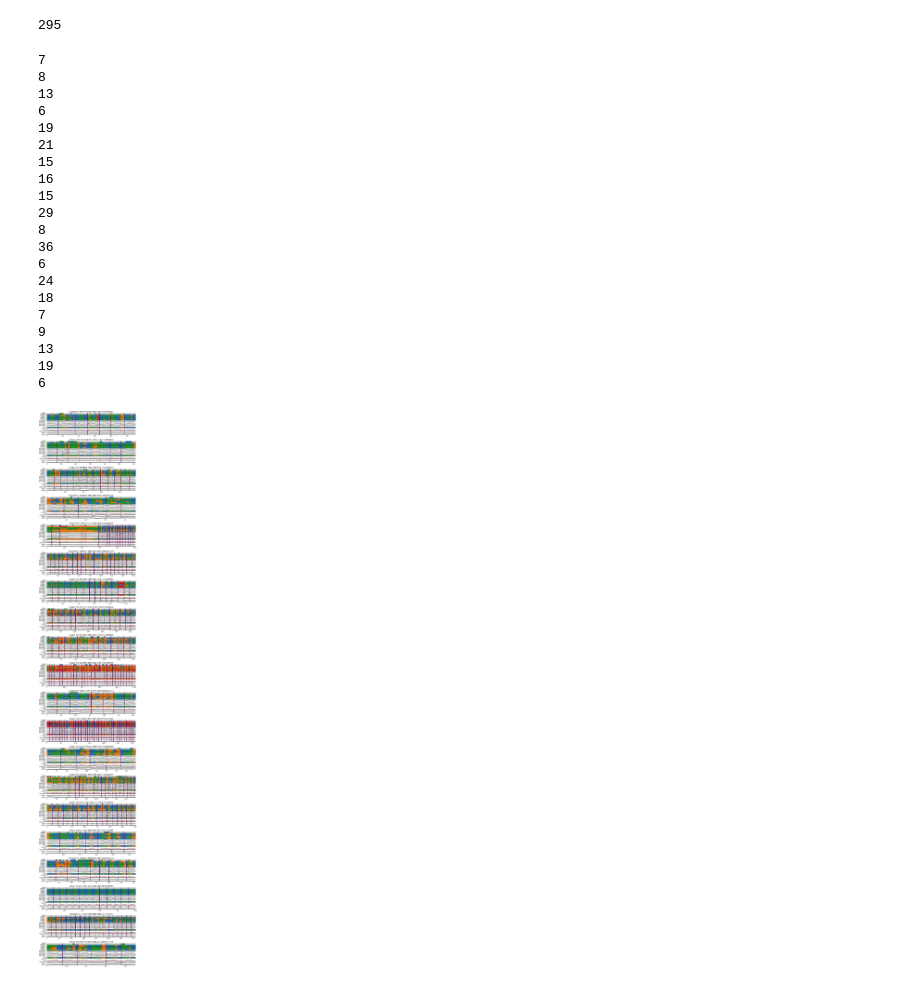
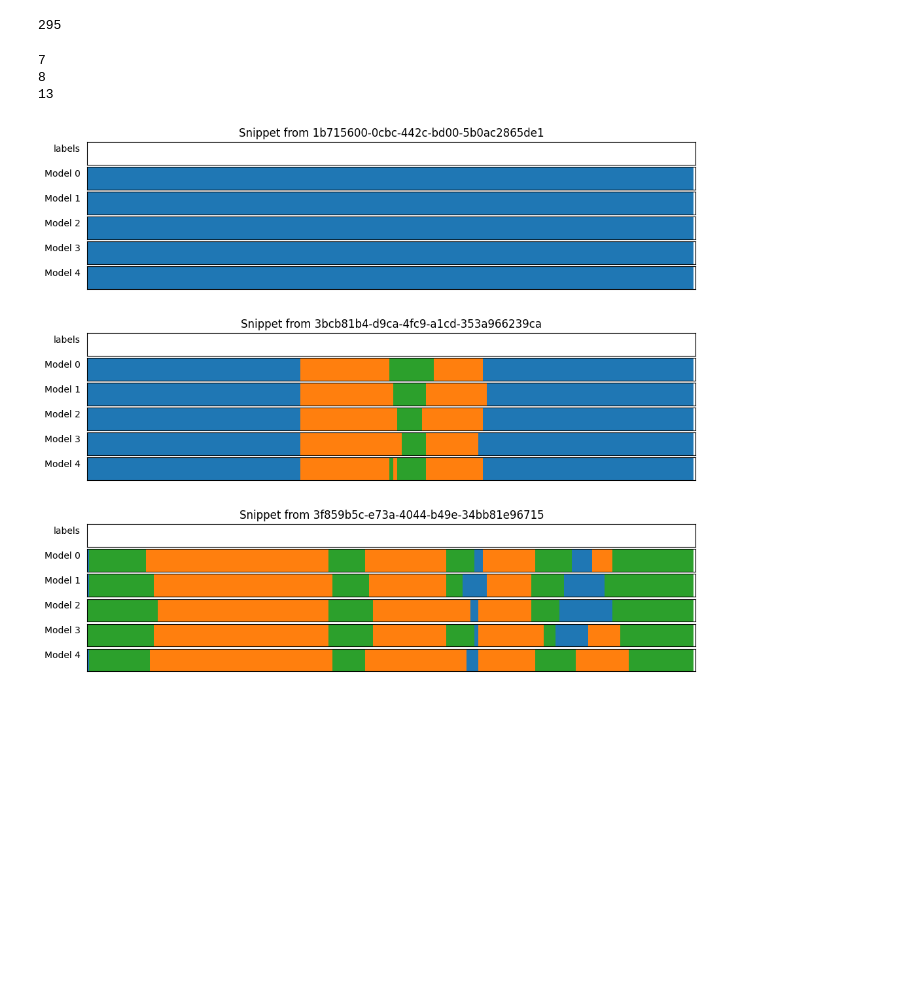
Before and after one commit to themattinthehatt/daart, a Jupyter notebook: data_augment/conf_vs_acc.ipynb, the cells around one changed output. Drawn from its saved outputs; the diff is of its cells as text; code cells hidden in the pictures; blank space fills up the shorter version.

```diff
--- a/data_augment/conf_vs_acc.ipynb
+++ b/data_augment/conf_vs_acc.ipynb
@@ -811,61 +811,44 @@ fig_height = 25 *3
 fig = plt.figure(figsize=(fig_width, fig_height))
 outer_grid = fig.add_gridspec(n_rows, 1, hspace=0.3)
 inner_grid = [outer_grid[r].subgridspec(1, n_cols, hspace=.3) for r in range(n_rows)]
-buffer=20
+buffer=50
 colors = plt.cm.tab10.colors[:4]
 cmap = ListedColormap(colors, 'indexed')
 colors2 = ['white']+ list(plt.cm.tab10.colors[:4])
 cmap2 = ListedColormap(colors2, 'indexed')
-for r in range(20):#range(n_rows):
+for r in range(3):#20):#range(n_rows):
     #vid = test_vids[r]
     vid = new_vids[r]
     axes = inner_grid[r].subplots()
 
     #markers = np.load(m_base.format(vid))
     markers = pd.read_csv(m_base.format(vid), index_col=0).to_numpy()
     sds = df_pstd[df_pstd['vid_name']==vid]['std']
     preds = df_pstd[df_pstd['vid_name']==vid]['prediction']
     runs = extract_state_runs(list(df_sd[df_sd['vid_name']==vid]['frame_id']), min_length=30)
     print(len(runs))
     # chunk_id = 1
     # chunk_start = runs[chunk_id][0]
     # chunk_len = len(runs[chunk_id])
     # start = chunk_start-buffer
     # length = chunk_len+(2*buffer)
 
     chunks = []
-    for chunk in runs:
-        chunk_start = chunk[0]
-        chunk_len = len(chunk)
+    for chunk in runs[:1]:
+        chunk_start = 100#chunk[0]
+        chunk_len = 50#len(chunk)
         start = chunk_start-buffer
         length = chunk_len+(2*buffer)
         chunks.append((start, length))
 
 
     # graph etho
     #graph_etho_img(axes, preds, markers, sds, start=start, length=length, buffer=buffer, vid_id=r)
     graph_etho_img2(axes, preds, markers, sds, chunks, buffer=buffer, vid_id=r)
     axes.axis('off')
     axes.set_title("Snippet from {}".format(vid))
 # %% [output]
 7
 8
 13
-6
-19
-21
-15
-16
-15
-29
-8
-36
-6
-24
-18
-7
-9
-13
-19
-6
-[figure, old version]
+[figure, new version]
```
Also changed, not shown: parts of 5 cells of this notebook, 20 other files.
